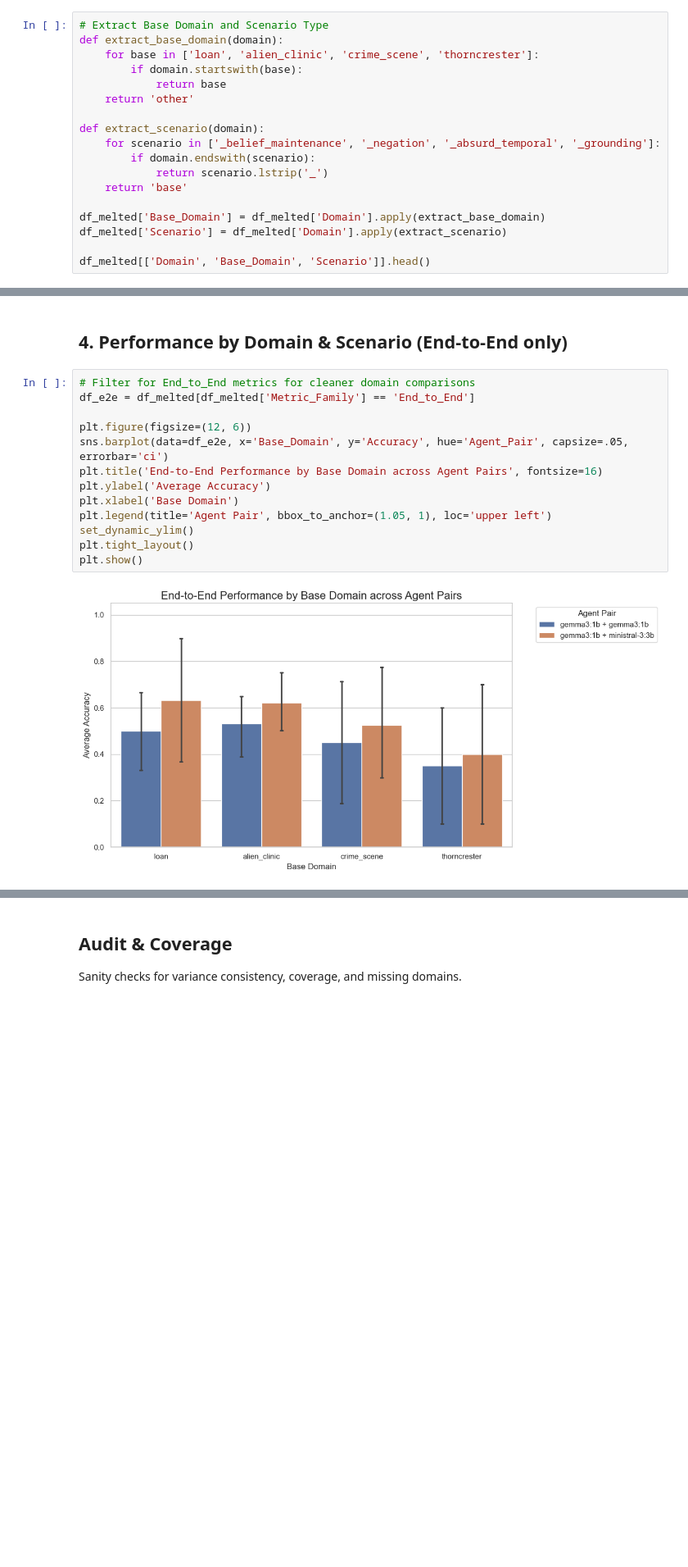
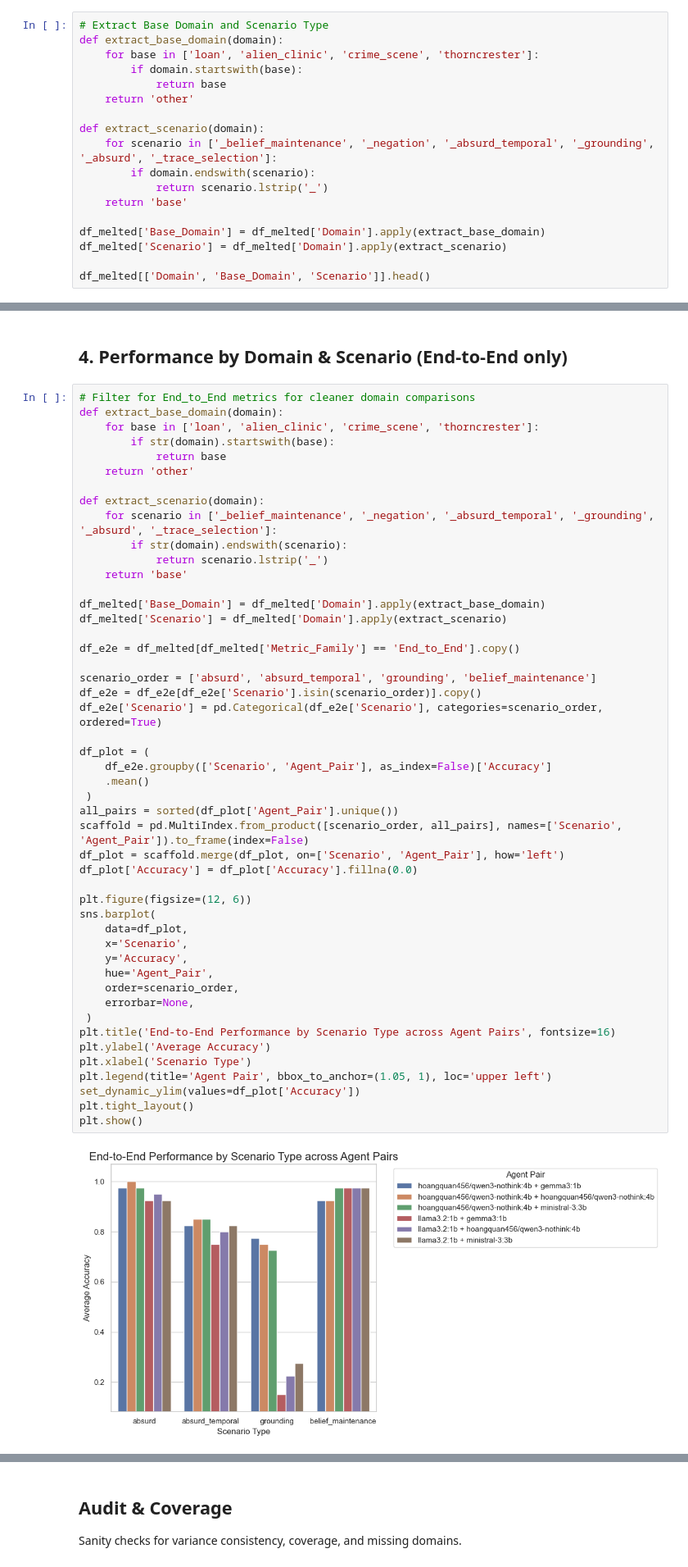
Before and after one commit to sultann-301/Belief-Aware-LLMs, a Jupyter notebook: dual_agent_analysis.ipynb, the cells around one changed output, grey strips where cells are left out. Shown at 82% size. Saved outputs shown, nothing was run; the diff lists cells and outputs as text; blank space fills up the shorter version.

```diff
--- a/dual_agent_analysis.ipynb
+++ b/dual_agent_analysis.ipynb
@@ -125,7 +124,7 @@ def extract_base_domain(domain):
     return 'other'
 
 def extract_scenario(domain):
-    for scenario in ['_belief_maintenance', '_negation', '_absurd_temporal', '_grounding']:
+    for scenario in ['_belief_maintenance', '_negation', '_absurd_temporal', '_grounding', '_absurd', '_trace_selection']:
         if domain.endswith(scenario):
             return scenario.lstrip('_')
     return 'base'
@@ -145,17 +144,52 @@ df_melted[['Domain', 'Base_Domain', 'Scenario']].head()
 ## 4. Performance by Domain & Scenario (End-to-End only)
 # %%
 # Filter for End_to_End metrics for cleaner domain comparisons
-df_e2e = df_melted[df_melted['Metric_Family'] == 'End_to_End']
+def extract_base_domain(domain):
+    for base in ['loan', 'alien_clinic', 'crime_scene', 'thorncrester']:
+        if str(domain).startswith(base):
+            return base
+    return 'other'
+
+def extract_scenario(domain):
+    for scenario in ['_belief_maintenance', '_negation', '_absurd_temporal', '_grounding', '_absurd', '_trace_selection']:
+        if str(domain).endswith(scenario):
+            return scenario.lstrip('_')
+    return 'base'
+
+df_melted['Base_Domain'] = df_melted['Domain'].apply(extract_base_domain)
+df_melted['Scenario'] = df_melted['Domain'].apply(extract_scenario)
+
+df_e2e = df_melted[df_melted['Metric_Family'] == 'End_to_End'].copy()
+
+scenario_order = ['absurd', 'absurd_temporal', 'grounding', 'belief_maintenance']
+df_e2e = df_e2e[df_e2e['Scenario'].isin(scenario_order)].copy()
+df_e2e['Scenario'] = pd.Categorical(df_e2e['Scenario'], categories=scenario_order, ordered=True)
+
+df_plot = (
+    df_e2e.groupby(['Scenario', 'Agent_Pair'], as_index=False)['Accuracy']
+    .mean()
+ )
+all_pairs = sorted(df_plot['Agent_Pair'].unique())
+scaffold = pd.MultiIndex.from_product([scenario_order, all_pairs], names=['Scenario', 'Agent_Pair']).to_frame(index=False)
+df_plot = scaffold.merge(df_plot, on=['Scenario', 'Agent_Pair'], how='left')
+df_plot['Accuracy'] = df_plot['Accuracy'].fillna(0.0)
 
 plt.figure(figsize=(12, 6))
-sns.barplot(data=df_e2e, x='Base_Domain', y='Accuracy', hue='Agent_Pair', capsize=.05, errorbar='ci')
-plt.title('End-to-End Performance by Base Domain across Agent Pairs', fontsize=16)
+sns.barplot(
+    data=df_plot,
+    x='Scenario',
+    y='Accuracy',
+    hue='Agent_Pair',
+    order=scenario_order,
+    errorbar=None,
+ )
+plt.title('End-to-End Performance by Scenario Type across Agent Pairs', fontsize=16)
 plt.ylabel('Average Accuracy')
-plt.xlabel('Base Domain')
+plt.xlabel('Scenario Type')
 plt.legend(title='Agent Pair', bbox_to_anchor=(1.05, 1), loc='upper left')
-set_dynamic_ylim()
+set_dynamic_ylim(values=df_plot['Accuracy'])
 plt.tight_layout()
 plt.show()
 # %% [output]
-[figure, old version]
+[figure, new version]
 # %%
```
Also changed, not shown: parts of 10 cells of this notebook, 3 other files.
